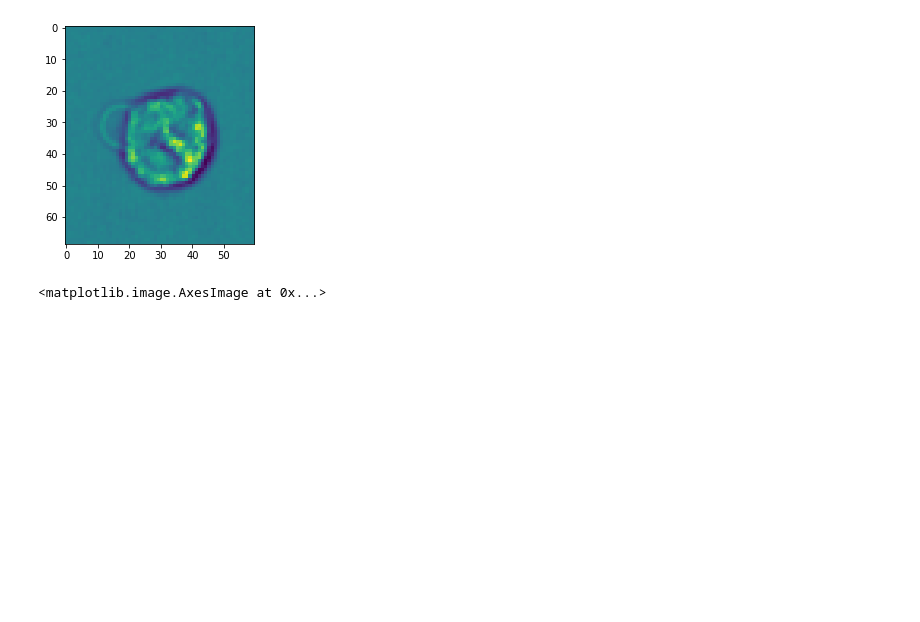
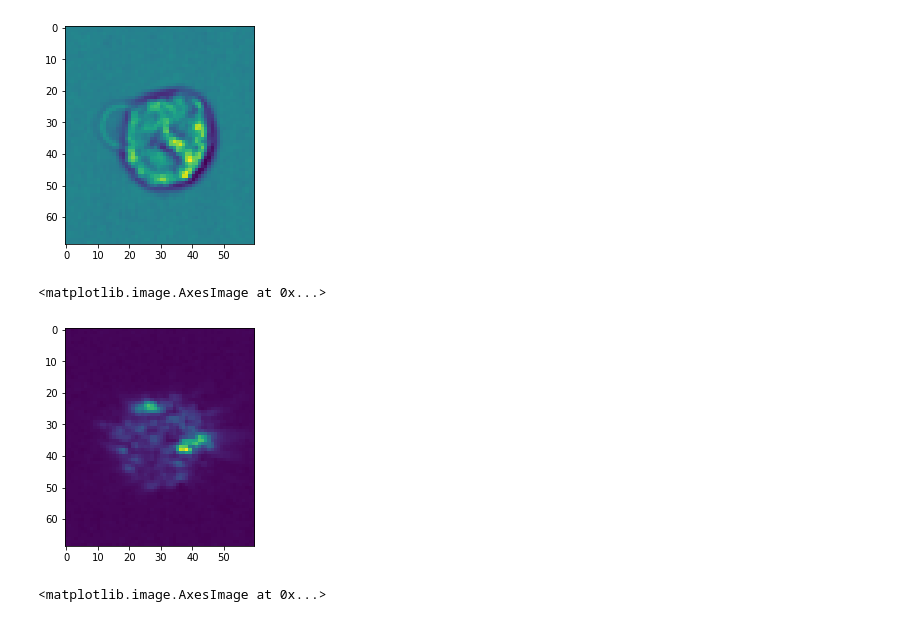
Before and after one commit to MaximLippeveld/ifcimglib, a Jupyter notebook: notebooks/preprocessing.ipynb, the cells around one changed output. Saved outputs shown, nothing was run; the diff lists cells and outputs as text; code cells hidden in the pictures; blank space fills up the shorter version.

```diff
--- a/notebooks/preprocessing.ipynb
+++ b/notebooks/preprocessing.ipynb
@@ -30,6 +33,11 @@ plt.imshow(sample_img[0])
 # %% [output]
 <matplotlib.image.AxesImage at 0x...>
 [figure]
+# %%
+plt.imshow(sample_img[1])
+# %% [output]
+<matplotlib.image.AxesImage at 0x...>
+[figure, added]
 # %%
 plt.imshow(sample_img[0]*sample_mask[0])
 # %% [output]
```
Also changed, not shown: parts of 16 cells of this notebook, 6 other files.
